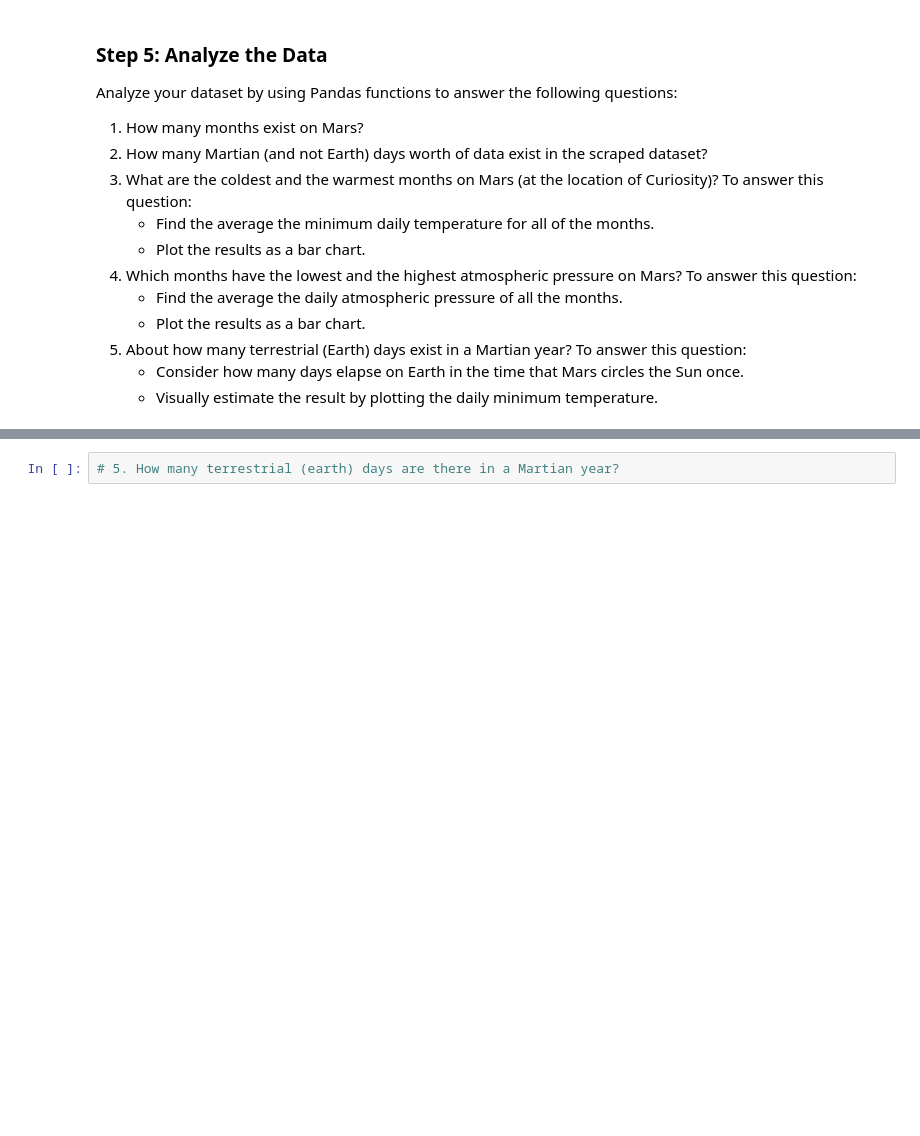
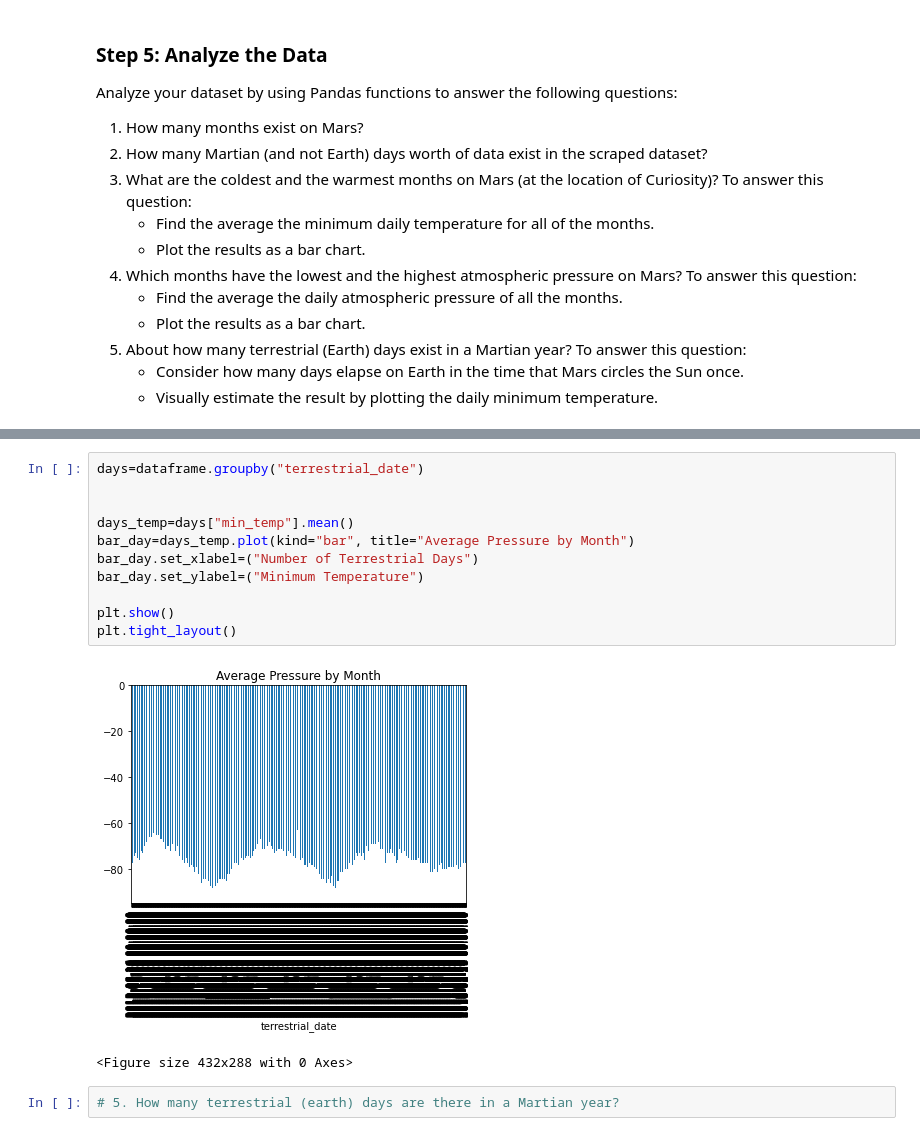
Before and after one commit to Colleen-Cobb/Web-Scraping-Challenge, a Jupyter notebook: part_2_mars_weather.ipynb, the cells around one changed output, grey strips where cells are left out. Drawn from its saved outputs; the diff is of its cells as text; blank space fills up the shorter version.

```diff
--- a/part_2_mars_weather.ipynb
+++ b/part_2_mars_weather.ipynb
@@ -281,3 +302,17 @@ Name: pressure, dtype: float64
+# %%
+days=dataframe.groupby("terrestrial_date")
+
+
+days_temp=days["min_temp"].mean()
+bar_day=days_temp.plot(kind="bar", title="Average Pressure by Month")
+bar_day.set_xlabel=("Number of Terrestrial Days")
+bar_day.set_ylabel=("Minimum Temperature")
+
+plt.show()
+plt.tight_layout()
+# %% [output]
+[figure, added]
+<Figure size 432x288 with 0 Axes>
 # %%
 # 5. How many terrestrial (earth) days are there in a Martian year?
 # %% [output]
```
Also changed, not shown: parts of 18 cells of this notebook, 1 other file.
